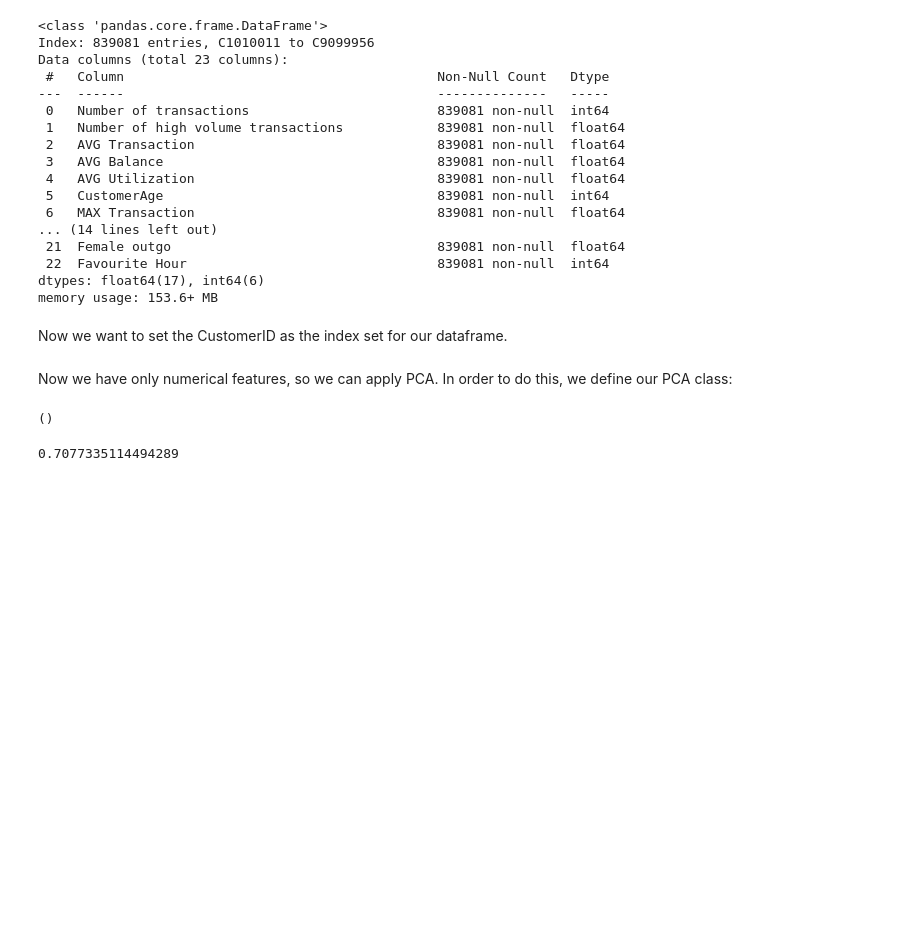
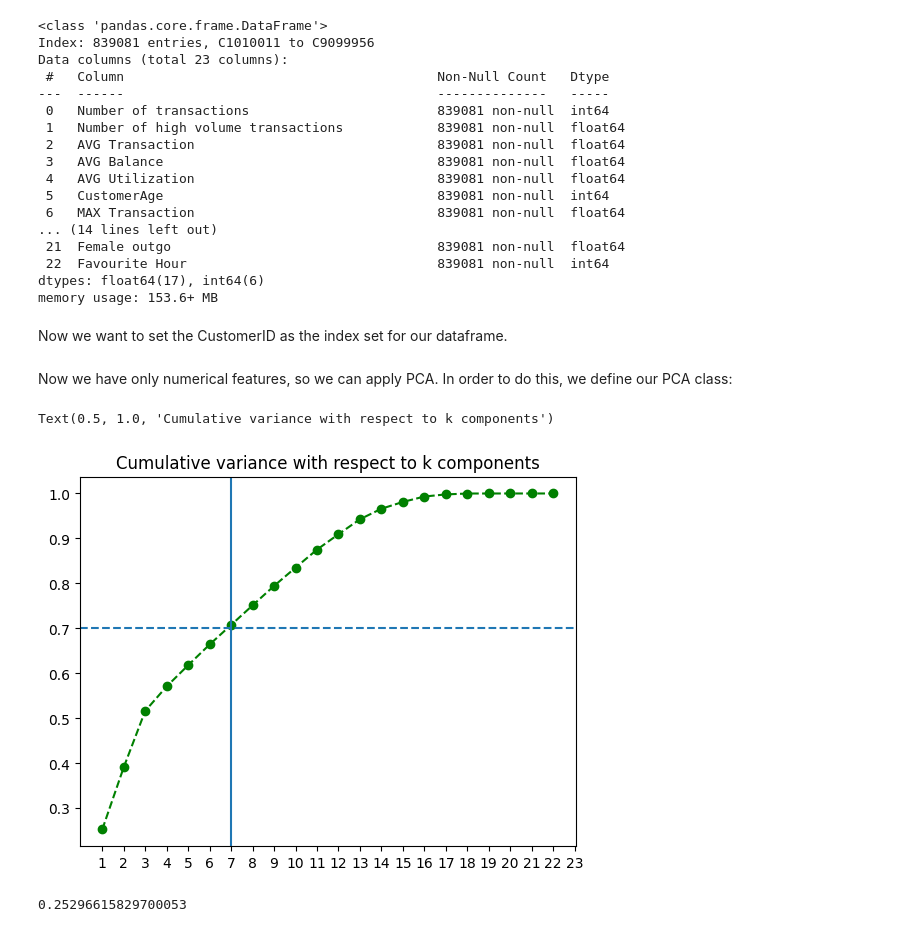
Before and after one commit to sim2000dg/adm_hw4_group26, a Jupyter notebook: pre_cluster.ipynb, the cells around one changed output. Saved outputs shown, nothing was run; the diff lists cells and outputs as text; code cells hidden in the pictures; blank space fills up the shorter version.

```diff
--- a/pre_cluster.ipynb
+++ b/pre_cluster.ipynb
@@ -582,15 +583,25 @@ class PCA:
         return proj
 # %%
 new = new_customer_view
+# %%
+cumulative_variance = {}
+for i in range(1,23):
+    projection_matrix = PCA(dimension=i).decomposition(new)
+    cumulative_variance[i] = projection_matrix.cumulative_variance_ratio[i-1]
+# %%
+xs = list(cumulative_variance.keys())
+ys = list(cumulative_variance.values())
+plt.plot(xs,ys,'go', linestyle='dashed')
+plt.axhline(y=0.7, linestyle = 'dashed')
+plt.axvline(x = 7)
+plt.xticks([i for i in range(1,24)])
+plt.title('Cumulative variance with respect to k components')
+# %% [output]
+Text(0.5, 1.0, 'Cumulative variance with respect to k components')
+[figure, added]
 # %%
-projection_matrix = PCA(dimension=7).decomposition(new)
+PCA(dimension=1).decomposition(new).cumulative_variance_ratio[0]
+# %% [output]
+0.25296615829700053
-# %%
-np.shape(projection_matrix)
-# %% [output]
-()
-# %%
-projection_matrix.cumulative_variance_ratio[6]
-# %% [output]
-0.7077335114494289
 # %%
 projected = projection_matrix.projection(new)
```
Also changed, not shown: parts of 5 cells of this notebook.
